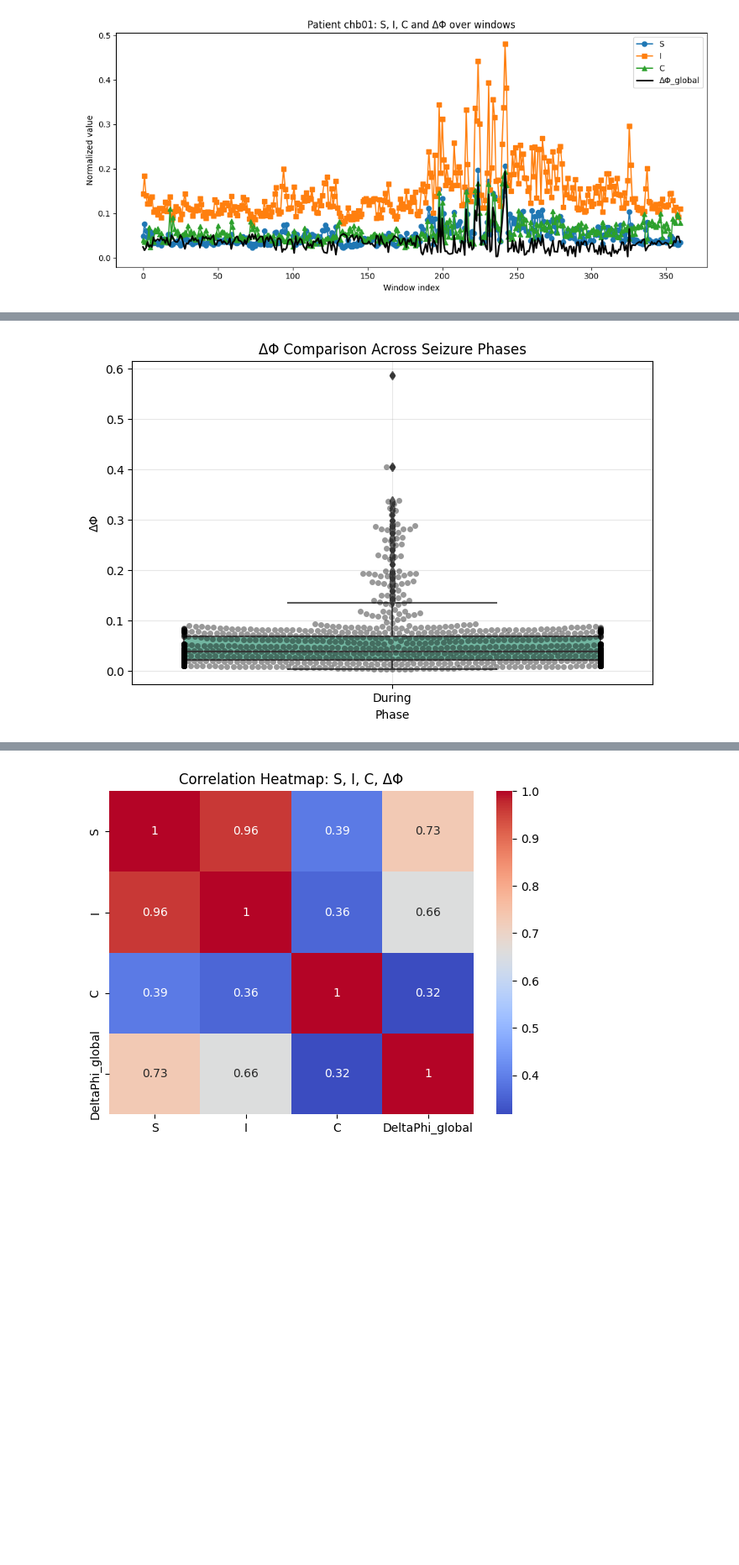
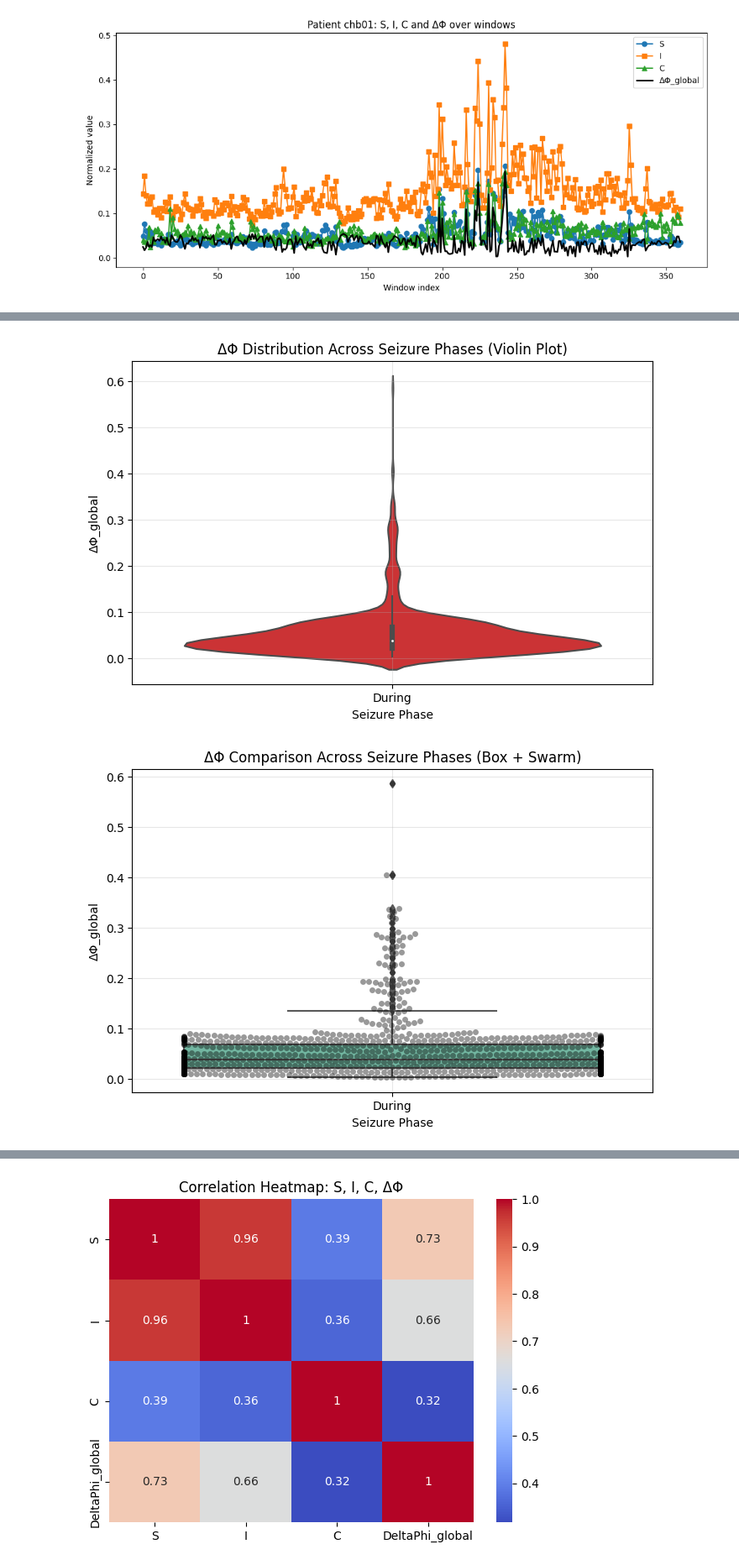
Before and after one commit to dhay-star/Neurotopological-Collapse-Epilepsy, a Jupyter notebook: eeg-part-four.ipynb, the cells around one changed output, grey strips where cells are left out. Shown at 84% size. Saved outputs shown, nothing was run; the diff lists cells and outputs as text; code cells hidden in the pictures; blank space fills up the shorter version.

```diff
--- a/eeg-part-four.ipynb
+++ b/eeg-part-four.ipynb
@@ -946,15 +752,37 @@ for pid in patients:
 # %%
 import warnings
+import pandas as pd
+import matplotlib.pyplot as plt
+import seaborn as sns
+
 warnings.filterwarnings("ignore")
 
+# Load CSV
+df = pd.read_csv("/kaggle/working/ica_features_with_delta_phi.csv")
 
+# ==========================
+# 1. Violin Plot: ΔΦ Distribution
+# ==========================
+plt.figure(figsize=(8,5))
+sns.violinplot(data=df, x="Phase", y="DeltaPhi_global", palette="Set1")
+plt.title("ΔΦ Distribution Across Seizure Phases (Violin Plot)")
+plt.xlabel("Seizure Phase")
+plt.ylabel("ΔΦ_global")
+plt.grid(alpha=0.3)
+plt.show()
+
+
+# ==========================
+# 2. Boxplot + Swarm: Phase Comparison
+# ==========================
 plt.figure(figsize=(8,5))
 sns.boxplot(data=df, x="Phase", y="DeltaPhi_global", palette="Set2")
 sns.swarmplot(data=df, x="Phase", y="DeltaPhi_global", color="black", alpha=0.4)
-plt.title("ΔΦ Comparison Across Seizure Phases")
-plt.xlabel("Phase")
-plt.ylabel("ΔΦ")
+plt.title("ΔΦ Comparison Across Seizure Phases (Box + Swarm)")
+plt.xlabel("Seizure Phase")
+plt.ylabel("ΔΦ_global")
 plt.grid(alpha=0.3)
 plt.show()
 # %% [output]
-[figure, old version]
+[figure, new version]
+[figure, added]
```
Also changed, not shown: parts of 83 cells of this notebook.
